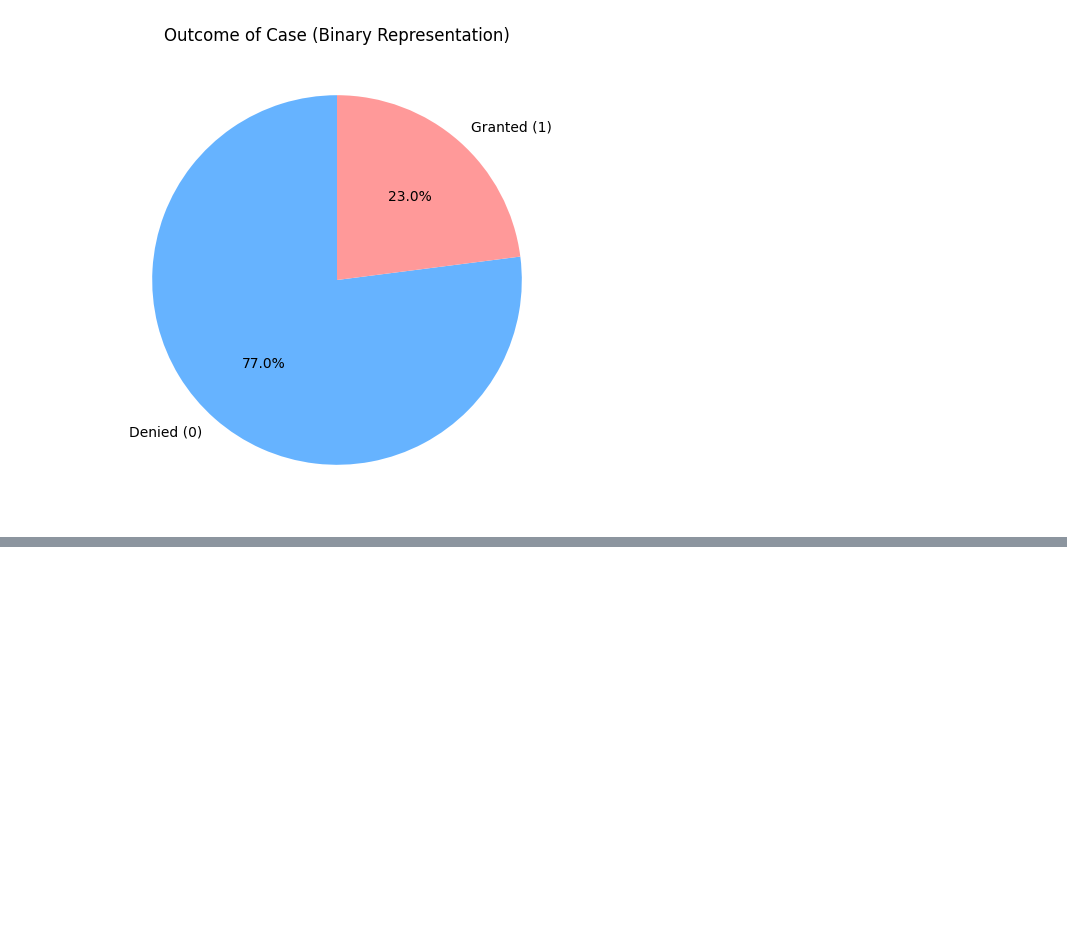
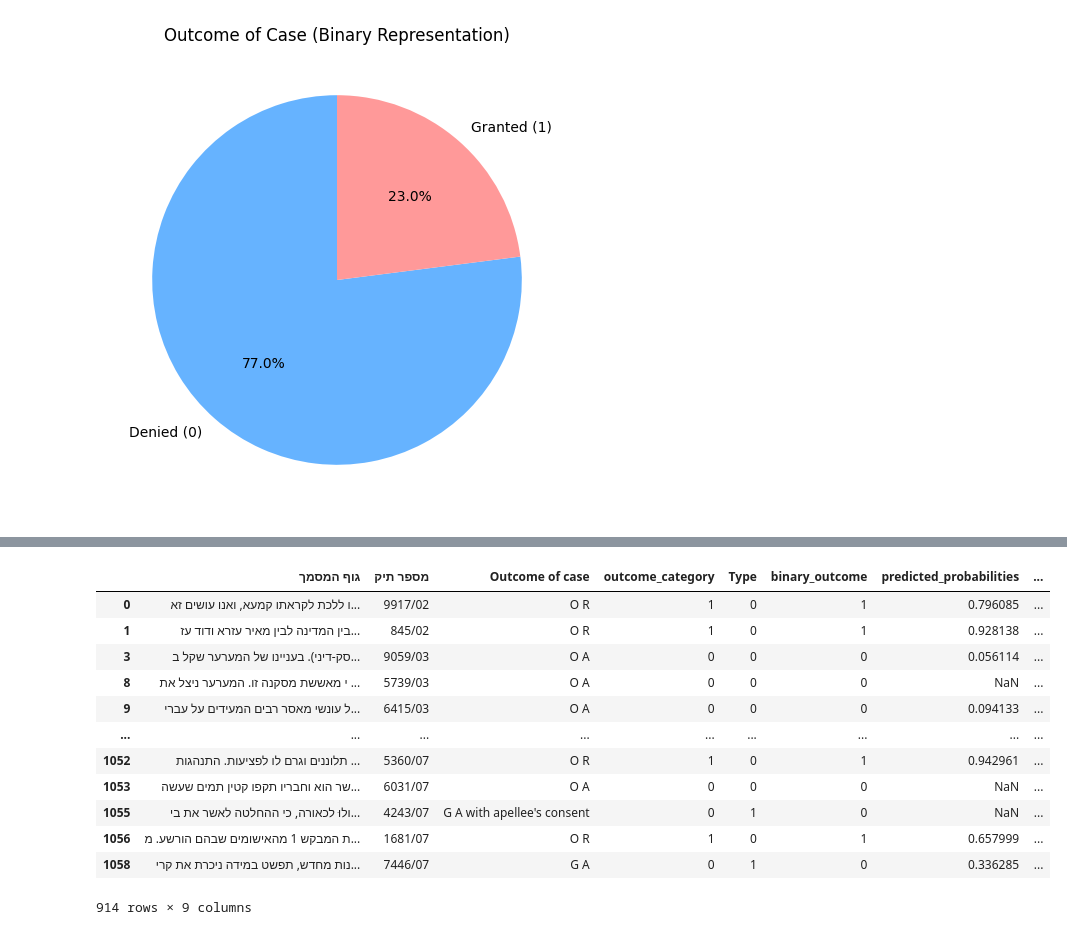
Before and after one commit to noambassat/SupremeCourtClassifier, a Jupyter notebook: 5_second_classifier.ipynb, the cells around one changed output, grey strips where cells are left out. Cells and saved outputs as stored; diff of their text form; code cells hidden in the pictures; blank space fills up the shorter version.

```diff
--- a/5_second_classifier.ipynb
+++ b/5_second_classifier.ipynb
@@ -381,7 +377,7 @@ def train_models(data):
 
     print("המודל, התוצאות והנתונים נשמרו בהצלחה.")
 
-    return data,classifier,X_resampled,y_resampled, resampled_indices
+    return data,embeddings,classifier,X_resampled,y_resampled, resampled_indices
 # %%
-data, classifier, X_resampled,y_resampled, resampled_indices = train_models(data)
+data,embeddings, classifier, X_resampled,y_resampled, resampled_indices = train_models(data)
 # %% [output]
@@ -608,3 +604,33 @@ ________________ העותק כפוף לשינויי עריכה וניסוח. 070
 #     print(f"  Maximum Probability: {max_fp_prob:.4f}\n")
 # else:
 #     print("No False Positives (FP) found.\n")
+# %%
+classifier = joblib.load("classifier_model.pkl")
+
+print("המודל נטען בהצלחה.")
+
+# חיזוי הסתברויות
+print("מתחילים לחזות הסתברויות...")
+predicted_probabilities = classifier.predict_proba(embeddings)[:, 1]
+print("הסתברויות נחזו בהצלחה!")
+
+# הוספת עמודת ההסתברויות
+data["predicted_probability"] = predicted_probabilities
+
+# יצירת תחזיות לפי המודל המקורי (ללא שימוש בטרשהולד מותאם)
+data["prediction_original_model"] = classifier.predict(embeddings)
+
+# **תוספת סעיף 4**: בדיקת התפלגות התחזיות
+class_distribution = data["prediction_original_model"].value_counts()
+print("\nכמות Class 0 ו-Class 1 (לפי המודל המקורי):")
+print(class_distribution)
+
+# בדיקת התפלגות נורמלית
+normalized_distribution = data["prediction_original_model"].value_counts(normalize=True)
+print("\nהתפלגות נורמלית של Class 0 ו-Class 1 (לפי המודל המקורי):")
+print(normalized_distribution)
+
+# שמירה של התחזיות והנתונים לקובץ Excel
+output_file = "full_data_with_predictions.xlsx"
+data.to_excel(output_file, index=False, engine="openpyxl")
+print(f"הטבלה המלאה עם הפרדיקציות נשמרה בקובץ: '{output_file}'")
@@ -610,0 +680,16 @@ ________________ העותק כפוף לשינויי עריכה וניסוח. 070
+# %%
+data
+# %% [output]
+|  | גוף המסמך | מספר תיק | Outcome of case | outcome_category | Type | binary_outcome | predicted_probabilities | ... |
+| 0 | ו ללכת לקראתו קמעא, ואנו עושים זא... | 9917/02 | O R | 1 | 0 | 1 | 0.796085 | ... |
+| 1 | בין המדינה לבין מאיר עזרא ודוד עז... | 845/02 | O R | 1 | 0 | 1 | 0.928138 | ... |
+| 3 | סק-דיני). בעניינו של המערער שקל ב... | 9059/03 | O A | 0 | 0 | 0 | 0.056114 | ... |
+| 8 | י מאששת מסקנה זו. המערער ניצל את ... | 5739/03 | O A | 0 | 0 | 0 | NaN | ... |
+| 9 | ל עונשי מאסר רבים המעידים על עברי... | 6415/03 | O A | 0 | 0 | 0 | 0.094133 | ... |
+| ... | ... | ... | ... | ... | ... | ... | ... | ... |
+| 1052 | תלוננים וגרם לו לפציעות. התנהגות ... | 5360/07 | O R | 1 | 0 | 1 | 0.942961 | ... |
+| 1053 | שר הוא וחבריו תקפו קטין תמים שעשה... | 6031/07 | O A | 0 | 0 | 0 | NaN | ... |
+| 1055 | ולוּ לכאורה, כי ההחלטה לאשר את בי... | 4243/07 | G A with apellee's consent | 0 | 1 | 0 | NaN | ... |
+| 1056 | ת המבקש 1 מהאישומים שבהם הורשע. מ... | 1681/07 | O R | 1 | 0 | 1 | 0.657999 | ... |
+| 1058 | נות מחדש, תפשט במידה ניכרת את קרי... | 7446/07 | G A | 0 | 1 | 0 | 0.336285 | ... |
+914 rows × 9 columns
```
Also changed, not shown: parts of 6 cells of this notebook.
